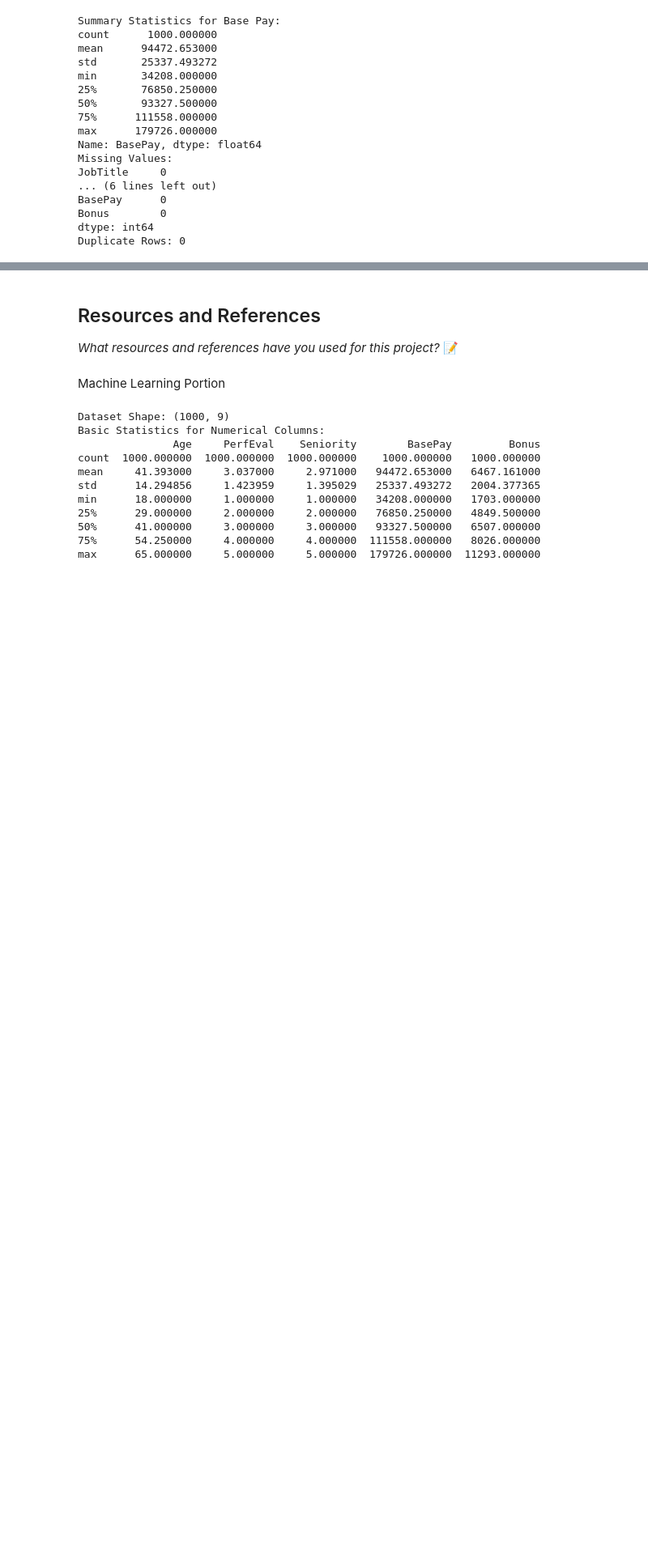
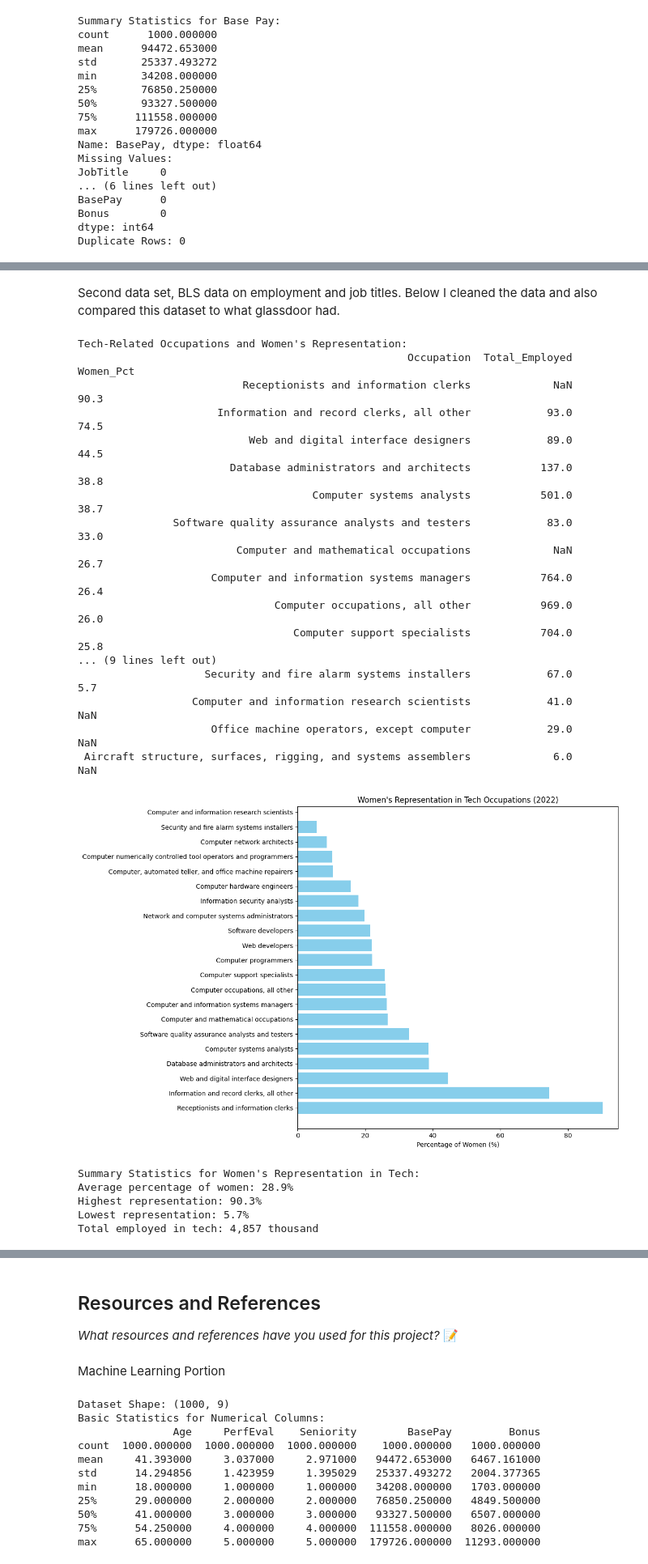
Before and after one commit to IT4063C-Fall24/final-project-nmiller268, a Jupyter notebook: source.ipynb, the cells around one changed output, grey strips where cells are left out. Shown at 81% size. Saved outputs shown, nothing was run; the diff lists cells and outputs as text; code cells hidden in the pictures; blank space fills up the shorter version.

```diff
--- a/source.ipynb
+++ b/source.ipynb
@@ -129,0 +167,75 @@ Duplicate Rows: 0
+# %% [markdown]
+Second data set, BLS data on employment and job titles. Below I cleaned the data and also compared this dataset to what glassdoor had.
+# %%
+df = pd.read_csv('cpsaat11.csv', skiprows=4)
+# %%
+
+
+# Rename columns
+df.columns = ['Occupation', 'Total_Employed', 'Women_Pct', 'White_Pct',
+              'Black_Pct', 'Asian_Pct', 'Hispanic_Latino_Pct']
+
+# Remove rows where Occupation is NaN
+df = df.dropna(subset=['Occupation'])
+
+# Convert percentage columns to numeric, coercing errors to NaN
+percentage_cols = ['Women_Pct', 'White_Pct', 'Black_Pct', 'Asian_Pct', 'Hispanic_Latino_Pct']
+for col in percentage_cols:
+    df[col] = pd.to_numeric(df[col], errors='coerce')
+
+# Convert Total_Employed to numeric
+df['Total_Employed'] = pd.to_numeric(df['Total_Employed'], errors='coerce')
+
+# Focus on tech-related occupations
+tech_keywords = ['computer', 'software', 'web', 'developer', 'programmer', 'IT',
+                'information', 'database', 'network', 'systems']
+
+tech_jobs = df[df['Occupation'].str.lower().str.contains('|'.join(tech_keywords), na=False)]
+
+# Sort by women's percentage
+tech_analysis = tech_jobs[['Occupation', 'Total_Employed', 'Women_Pct']].sort_values('Women_Pct', ascending=False)
+
+# Display the analysis
+print("\
+Tech-Related Occupations and Women's Representation:")
+print(tech_analysis.to_string(index=False))
+
+# Create visualization
+plt.figure(figsize=(12, 8))
+plt.barh(tech_analysis['Occupation'], tech_analysis['Women_Pct'], color='skyblue')
+plt.xlabel("Percentage of Women (%)")
+plt.title("Women's Representation in Tech Occupations (2022)")
+plt.tight_layout()
+plt.show()
+
+# Calculate and display summary statistics
+print("\
+Summary Statistics for Women's Representation in Tech:")
+print("Average percentage of women: {:.1f}%".format(tech_jobs['Women_Pct'].mean()))
+print("Highest representation: {:.1f}%".format(tech_jobs['Women_Pct'].max()))
+print("Lowest representation: {:.1f}%".format(tech_jobs['Women_Pct'].min()))
+print("Total employed in tech: {:,.0f} thousand".format(tech_jobs['Total_Employed'].sum()))
+# %% [output]
+Tech-Related Occupations and Women's Representation:
+                                                    Occupation  Total_Employed  Women_Pct
+                          Receptionists and information clerks             NaN       90.3
+                      Information and record clerks, all other            93.0       74.5
+                           Web and digital interface designers            89.0       44.5
+                        Database administrators and architects           137.0       38.8
+                                     Computer systems analysts           501.0       38.7
+               Software quality assurance analysts and testers            83.0       33.0
+                         Computer and mathematical occupations             NaN       26.7
+                     Computer and information systems managers           764.0       26.4
+                               Computer occupations, all other           969.0       26.0
+                                  Computer support specialists           704.0       25.8
+... (9 lines left out)
+                    Security and fire alarm systems installers            67.0        5.7
+                  Computer and information research scientists            41.0        NaN
+                     Office machine operators, except computer            29.0        NaN
+ Aircraft structure, surfaces, rigging, and systems assemblers             6.0        NaN
+[figure, added]
+Summary Statistics for Women's Representation in Tech:
+Average percentage of women: 28.9%
+Highest representation: 90.3%
+Lowest representation: 5.7%
+Total employed in tech: 4,857 thousand
```
Also changed, not shown: parts of 7 cells of this notebook, 1 other file.
